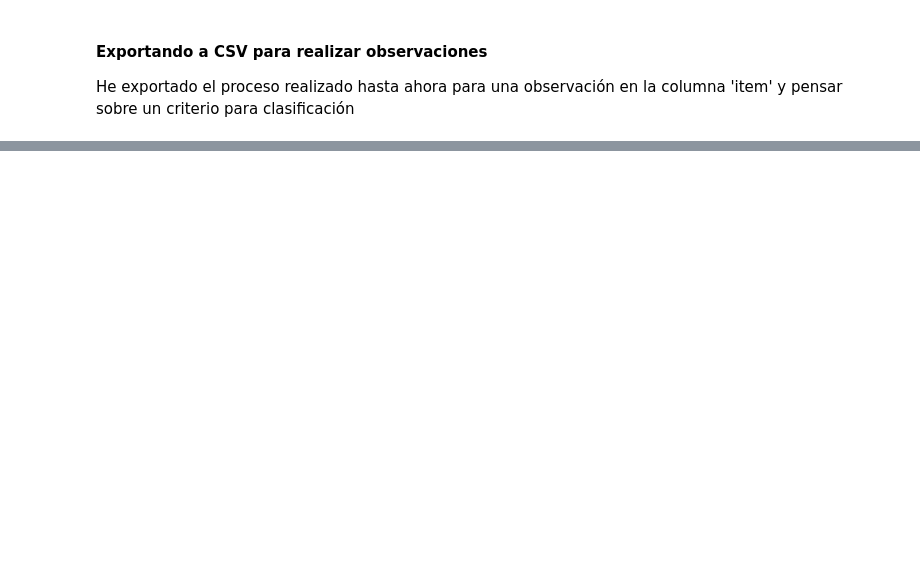
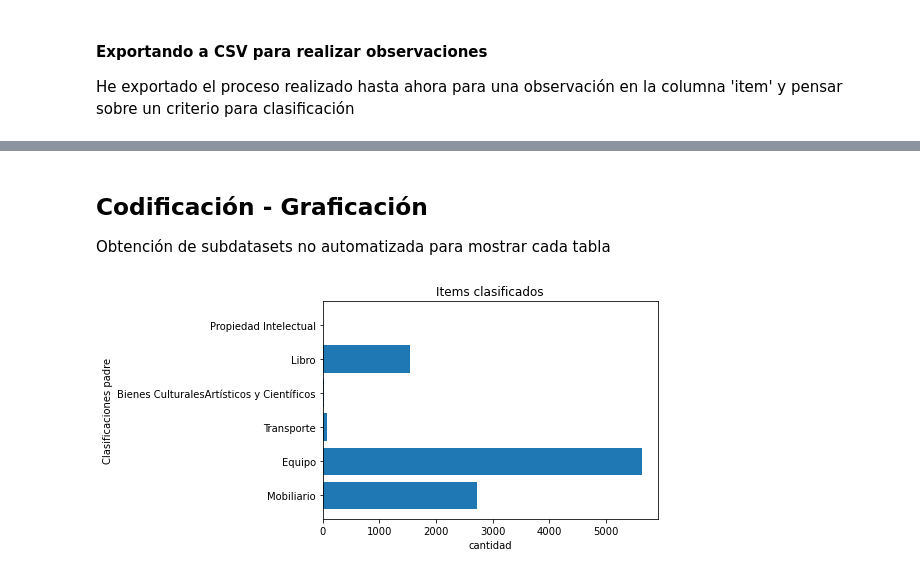
Before and after one commit to AlexString/jupyter-notebook-data-classification, a Jupyter notebook: 2_A9_DataCleansing_And_Classification/A09_Lopez_Cadena_Ricardo.ipynb, the cells around one changed output, grey strips where cells are left out. Drawn from its saved outputs; the diff is of its cells as text; code cells hidden in the pictures; blank space fills up the shorter version.

```diff
--- a/2_A9_DataCleansing_And_Classification/A09_Lopez_Cadena_Ricardo.ipynb
+++ b/2_A9_DataCleansing_And_Classification/A09_Lopez_Cadena_Ricardo.ipynb
@@ -288,0 +327,2 @@ Si se usó `bruteClassificationOnClass()` se hace una limpieza "Bruta": eliminan
+# %%
+groupDataSet = pd.read_csv('dataset_processed.csv')
@@ -288,0 +332,6 @@ Si se usó `bruteClassificationOnClass()` se hace una limpieza "Bruta": eliminan
+# %%
+groupDataSet.drop('Unnamed: 0', axis=1, inplace=True)
+# %%
+groupDataSet["class"] = groupDataSet.astype(str).apply(lambda x: x["class"].casefold(),axis=1)
+
+groupDataSet.head()
@@ -288,0 +371,18 @@ Si se usó `bruteClassificationOnClass()` se hace una limpieza "Bruta": eliminan
+# %%
+typesCount = list()
+for a_type in typesFound:
+    count = groupDataSet[ groupDataSet["type"] == a_type ].count()
+    typesCount.append(count.type)
+# %% [markdown]
+## Codificación - Graficación
+Obtención de subdatasets no automatizada para mostrar cada tabla
+# %%
+fig, ax = plt.subplots()
+
+ax.barh(typesFound,typesCount)
+plt.title('Items clasificados')
+plt.ylabel('Clasificaciones padre')
+plt.xlabel('cantidad')
+plt.show()
+# %% [output]
+[figure, added]
```
Also changed, not shown: parts of 25 cells of this notebook.
